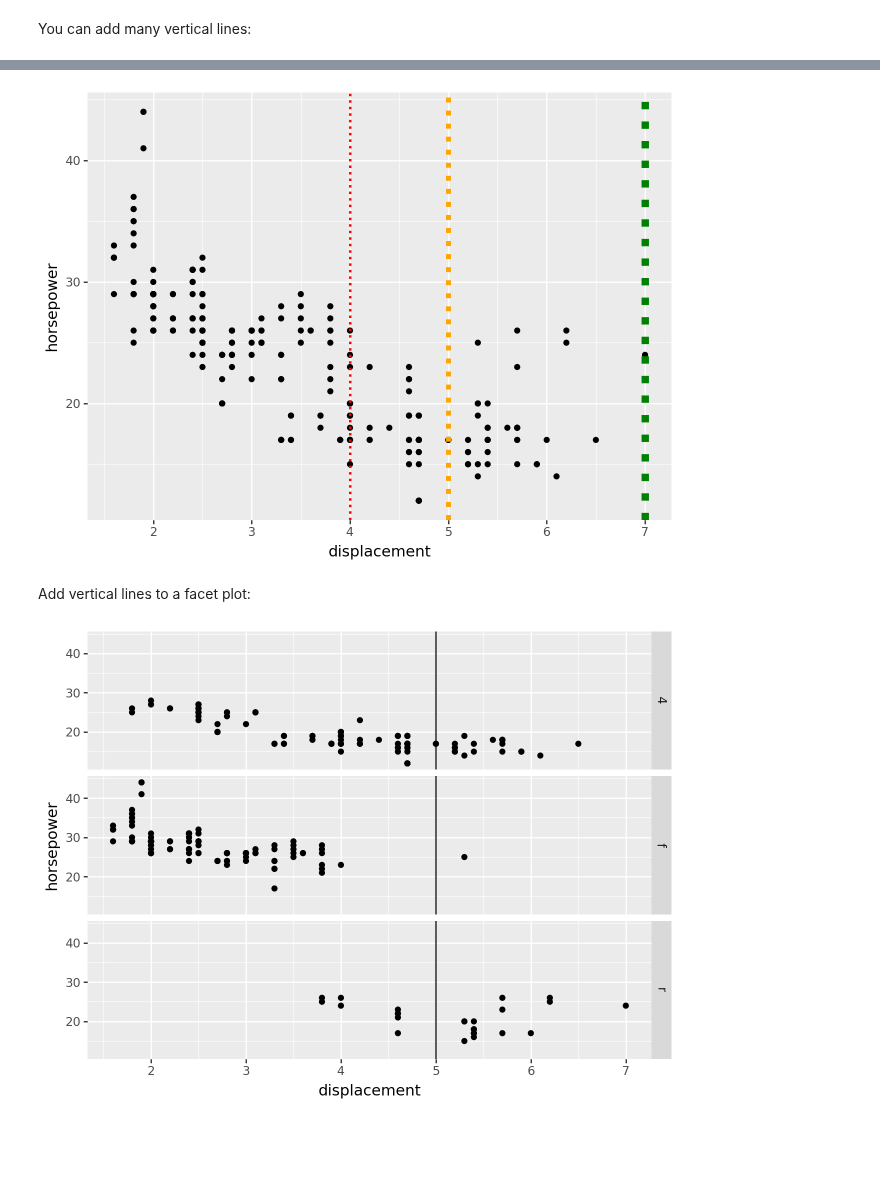
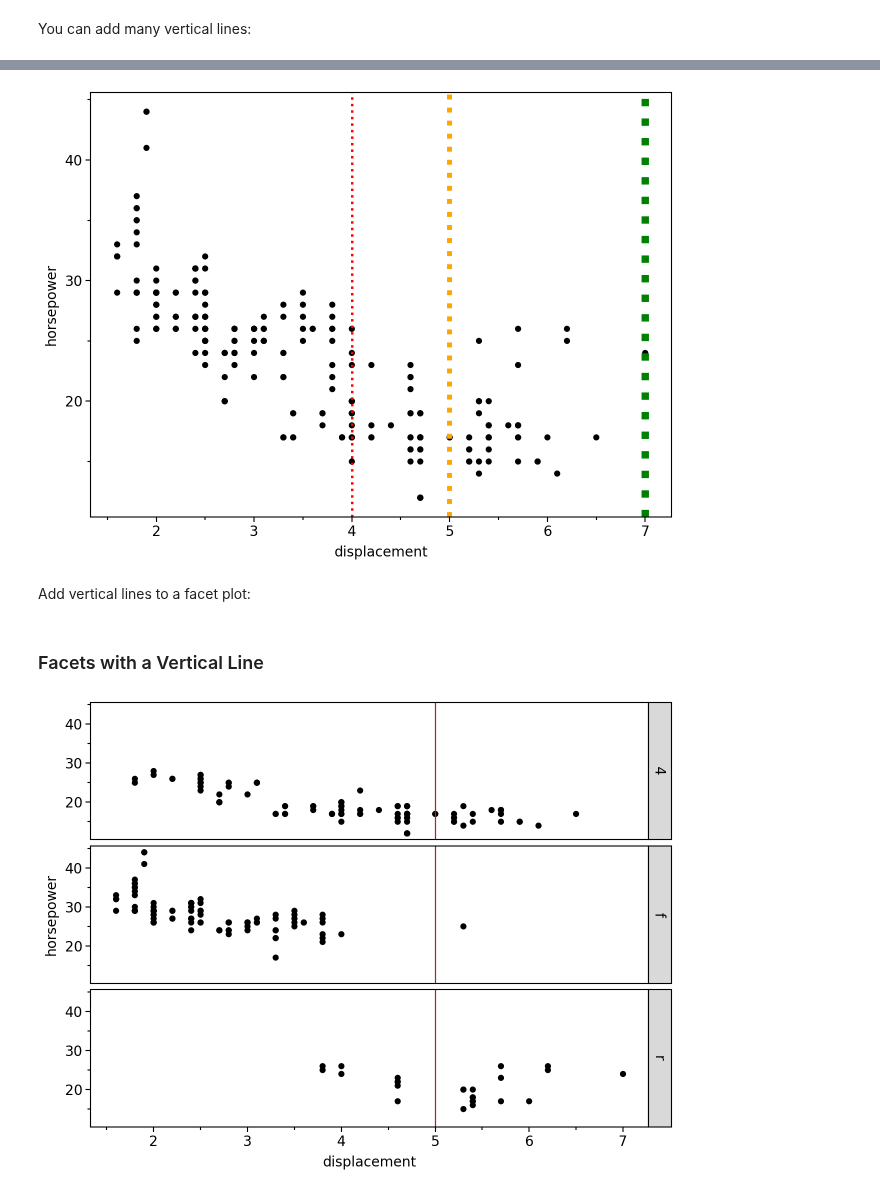
Before and after one commit to has2k1/plotnine-examples, a Jupyter notebook: plotnine_examples/examples/geom_vline.ipynb, the cells around one changed output, grey strips where cells are left out. Cells and saved outputs as stored; diff of their text form; code cells hidden in the pictures; blank space fills up the shorter version.

```diff
--- a/plotnine_examples/examples/geom_vline.ipynb
+++ b/plotnine_examples/examples/geom_vline.ipynb
@@ -7,8 +7,13 @@ from plotnine import (
     geom_vline,
     facet_grid,
     labs,
+    theme_matplotlib,
+    theme_set,
 )
 from plotnine.data import mpg
+
+# Set default theme
+theme_set(theme_matplotlib)
 # %% [markdown]
 ### Vertical line
 
@@ -67,6 +72,6 @@ You can add many vertical lines:
     + labs(x="displacement", y="horsepower")
 )
 # %% [output]
-[figure, old version]
+[figure, new version]
 # %% [markdown]
 Add vertical lines to a facet plot:
@@ -75,11 +78,13 @@ Add vertical lines to a facet plot:
+# %% [markdown]
+### Facets with a Vertical Line
 # %%
-# Gallery, points
+# Gallery, lines
 (
     ggplot(mpg, aes(x="displ", y="hwy"))
     + geom_point()
-    + geom_vline(xintercept=5)  # add a vertical line...
+    + geom_vline(xintercept=5, color="brown")  # add a vertical line...
     + facet_grid("drv")  # ... to a facet plot
     + labs(x="displacement", y="horsepower")
 )
 # %% [output]
-[figure, old version]
+[figure, new version]
```
Also changed, not shown: parts of 4 cells of this notebook, 12 other files.
